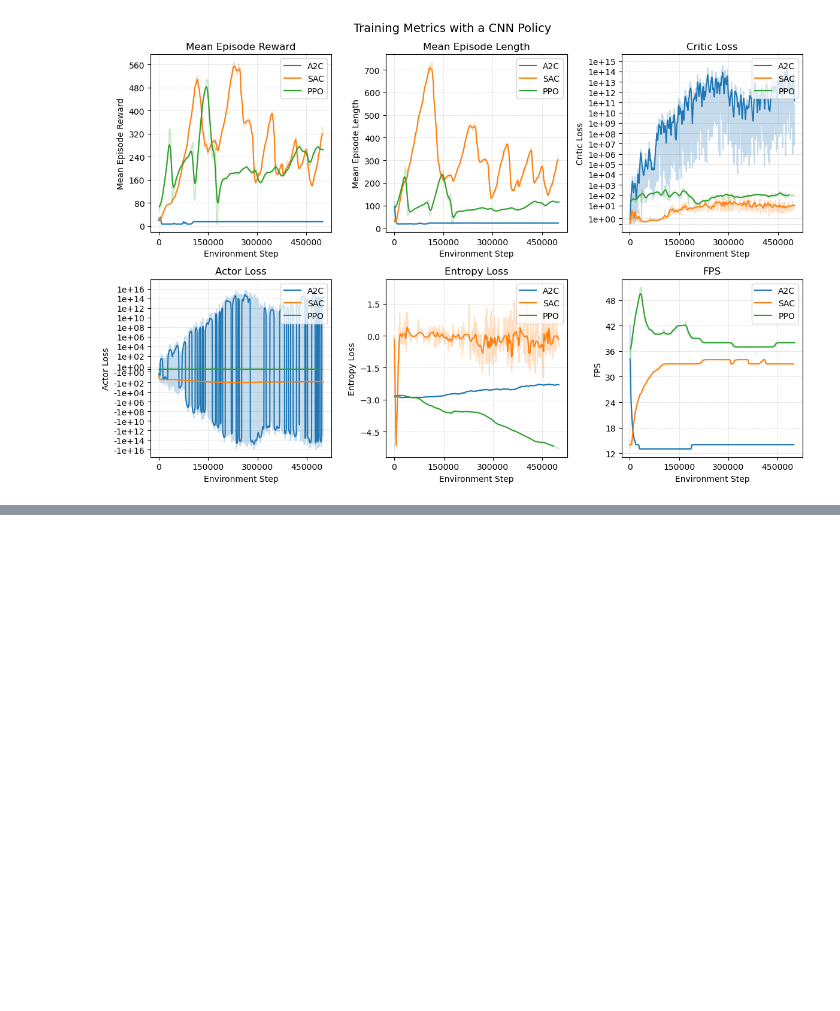
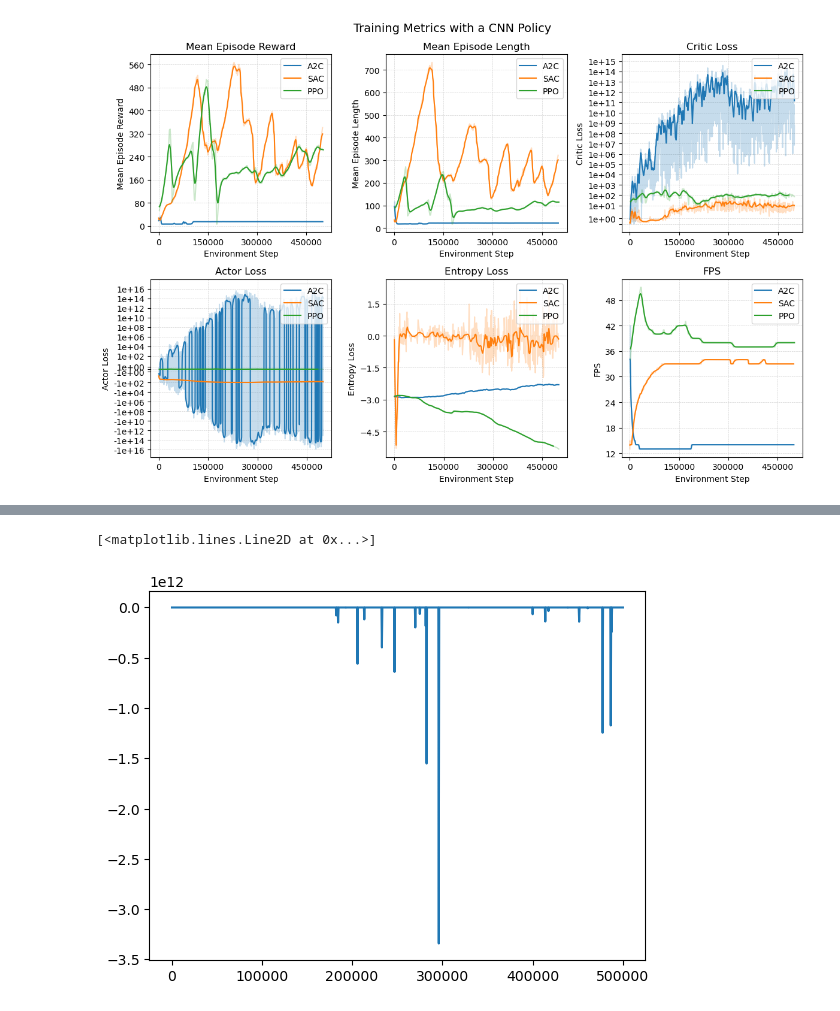
Before and after one commit to till2/self-driving-car, a Jupyter notebook: Baselines.ipynb, the cells around one changed output, grey strips where cells are left out. Cells and saved outputs as stored; diff of their text form; code cells hidden in the pictures; blank space fills up the shorter version.

Commit message:
plot the Explained Variance of A2C
- explained variance: http://joschu.net/docs/nuts-and-bolts.pdf

```diff
--- a/Baselines.ipynb
+++ b/Baselines.ipynb
@@ -376,0 +379,31 @@ plt.show()
+# %%
+metrics = [
+    "train/explained_variance", # A2C
+]
+
+baselines = {
+    "A2C_500k": "baseline_logs/A2C_500k/events.out.tfevents.1685255857.z.54420.0",
+}
+
+dataframes = {}
+
+for key, log_file in baselines.items():
+    event_acc = EventAccumulator(log_file)
+    event_acc.Reload()
+
+    rows = []
+    for metric in metrics:
+
+        steps = []
+        values = []
+        for event in event_acc.Scalars(metric):
+            steps.append(event.step)
+            values.append(event.value)
+        rows.append(values)
+
+    df = pd.DataFrame(rows, columns=steps, index=metrics)
+    dataframes[key] = df
+
+print("Created dataframes:", list(explvar_dataframes.keys()))
+
+explvar_a2c_500k_df = dataframes["A2C_500k"].T
@@ -376,0 +428,5 @@ plt.show()
+# %%
+plt.plot(explvar_a2c_500k_df)
+# %% [output]
+[<matplotlib.lines.Line2D at 0x...>]
+[figure, added]
```
Also changed, not shown: parts of 5 cells of this notebook, 4 other files.
